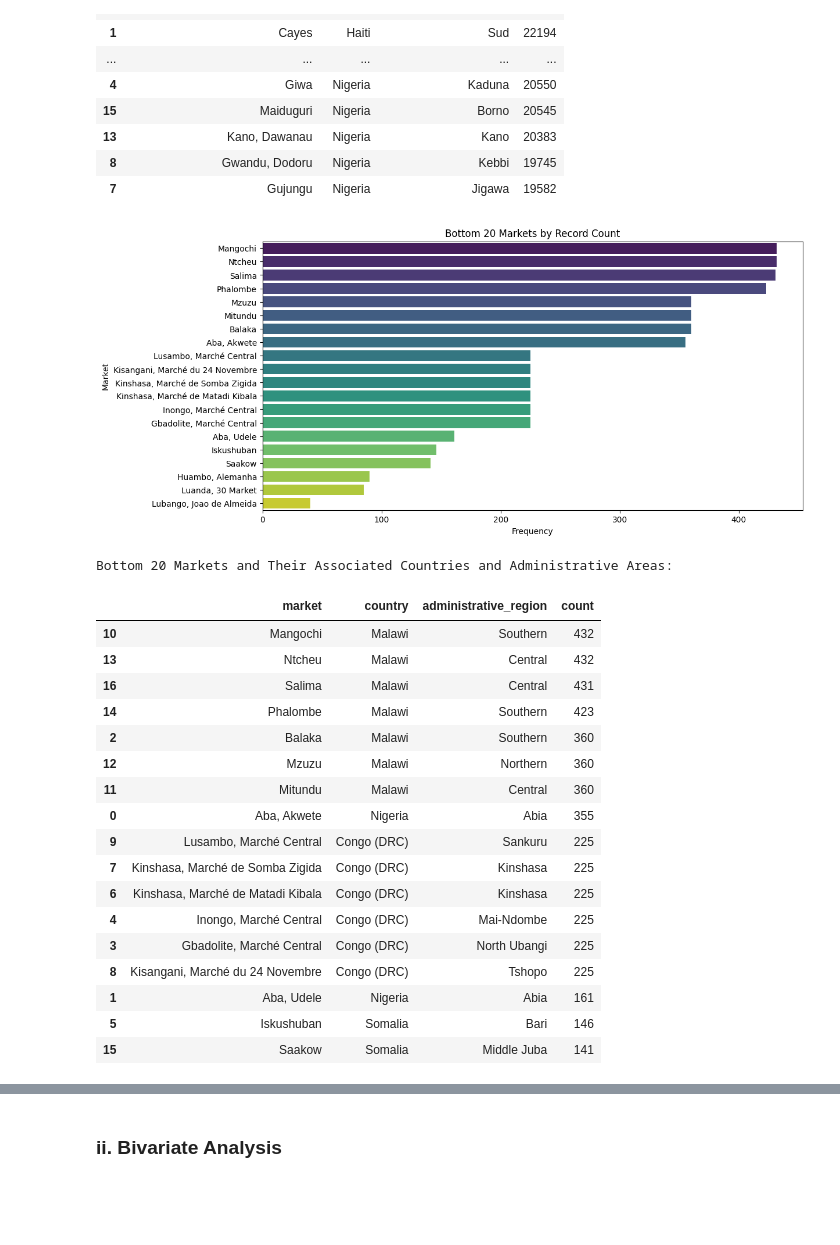
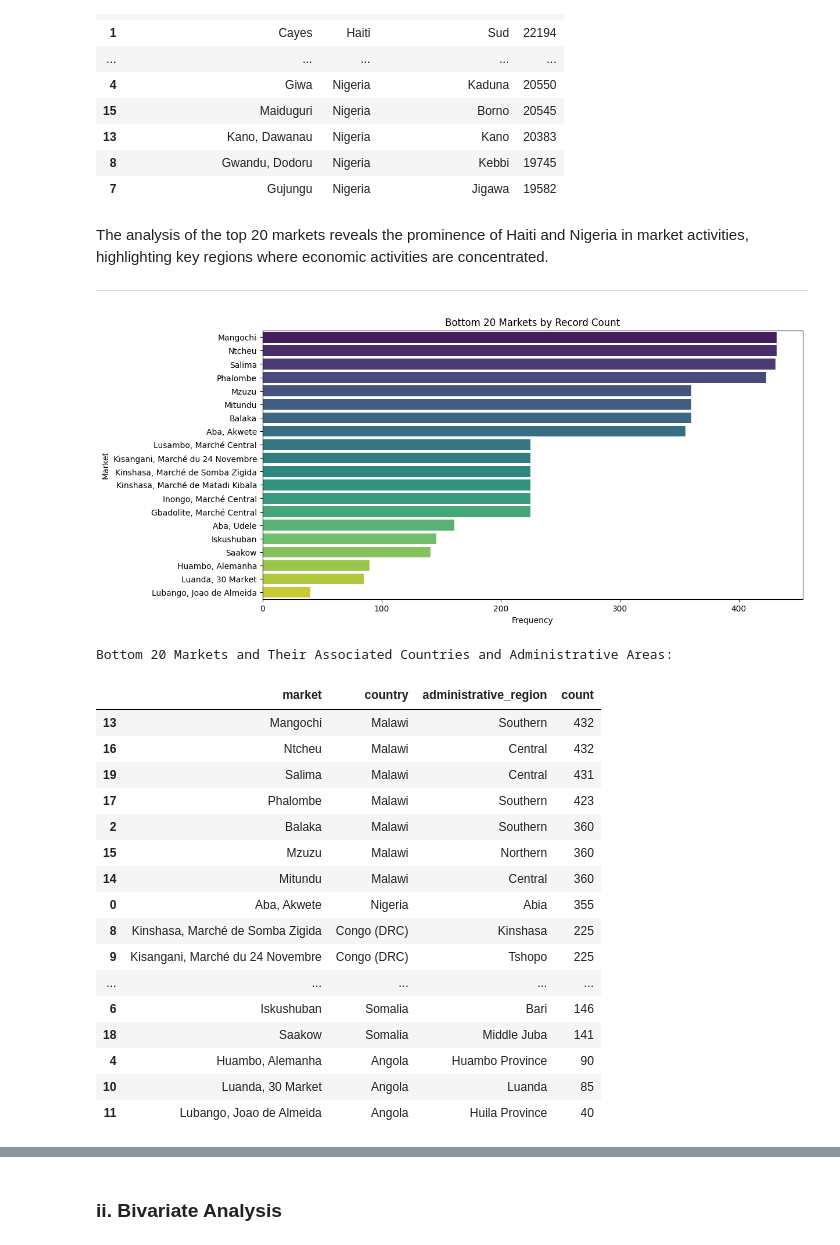
Before and after one commit to rasmodev/Staple-Food-and-Fuel-Price-Prediction-in-Africa, a Jupyter notebook: Staple_Food_Price_Prediction.ipynb, the cells around one changed output, grey strips where cells are left out. Cells and saved outputs as stored; diff of their text form; code cells hidden in the pictures; blank space fills up the shorter version.

```diff
--- a/Staple_Food_Price_Prediction.ipynb
+++ b/Staple_Food_Price_Prediction.ipynb
@@ -1246,7 +1255,7 @@ Name: country, dtype: int64
 #### c. Distribution of the 'Market' variable:
 # %%
 # Count the number of records for each market
-market_counts = df['market'].value_counts()
+market_counts = eda_df['market'].value_counts()
 
 # Top 20 markets
 top_20_markets = market_counts.head(20)
@@ -1255,14 +1264,14 @@ top_20_markets = market_counts.head(20)
 bottom_20_markets = market_counts.tail(20)
 
 # Identify the countries and administrative areas for top 20 markets
-top_20_info = df[df['market'].isin(top_20_markets.index)].groupby(['market', 'country', 'administrative_region']).size().reset_index(name='count')
+top_20_info = eda_df[eda_df['market'].isin(top_20_markets.index)].groupby(['market', 'country', 'administrative_region']).size().reset_index(name='count')
 
 # Identify the countries and administrative areas for bottom 10 markets
-bottom_20_info = df[df['market'].isin(bottom_20_markets.index)].groupby(['market', 'country', 'administrative_region']).size().reset_index(name='count')
+bottom_20_info = eda_df[eda_df['market'].isin(bottom_20_markets.index)].groupby(['market', 'country', 'administrative_region']).size().reset_index(name='count')
 
 # Plotting the Top 20 Markets
 plt.figure(figsize=(12, 6))
-sns.countplot(y=df[df['market'].isin(top_20_markets.index)]['market'],
+sns.countplot(y=eda_df[eda_df['market'].isin(top_20_markets.index)]['market'],
               order=top_20_markets.index,
               palette='viridis')
 plt.title('Top 20 Markets by Record Count')
@@ -1293,38 +1302,41 @@ Top 20 Markets and Their Associated Countries and Administrative Areas:
 | 13 | Kano, Dawanau | Nigeria | Kano | 20383 |
 | 8 | Gwandu, Dodoru | Nigeria | Kebbi | 19745 |
 | 7 | Gujungu | Nigeria | Jigawa | 19582 |
+# %% [markdown]
+The analysis of the top 20 markets reveals the prominence of Haiti and Nigeria in market activities, highlighting key regions where economic activities are concentrated.
+
+---
 # %%
 # Plotting the Bottom 20 Markets
 plt.figure(figsize=(12, 6))
-sns.countplot(y=df[df['market'].isin(bottom_20_markets.index)]['market'],
+sns.countplot(y=eda_df[eda_df['market'].isin(bottom_20_markets.index)]['market'],
               order=bottom_20_markets.index,
               palette='viridis')
 plt.title('Bottom 20 Markets by Record Count')
 plt.xlabel('Frequency')
 plt.ylabel('Market')
 plt.show()
 
-# Print the country and administrative area details for the Bottom 10 Markets
+# Print the country and administrative area details for the Bottom 20 Markets
 print("Bottom 20 Markets and Their Associated Countries and Administrative Areas:")
 bottom_20_info.sort_values(by='count', ascending=False)
 # %% [output]
 [figure]
 Bottom 20 Markets and Their Associated Countries and Administrative Areas:
 |  | market | country | administrative_region | count |
-| 10 | Mangochi | Malawi | Southern | 432 |
-| 13 | Ntcheu | Malawi | Central | 432 |
-| 16 | Salima | Malawi | Central | 431 |
-| 14 | Phalombe | Malawi | Southern | 423 |
+| 13 | Mangochi | Malawi | Southern | 432 |
+| 16 | Ntcheu | Malawi | Central | 432 |
+| 19 | Salima | Malawi | Central | 431 |
+| 17 | Phalombe | Malawi | Southern | 423 |
 | 2 | Balaka | Malawi | Southern | 360 |
-| 12 | Mzuzu | Malawi | Northern | 360 |
-| 11 | Mitundu | Malawi | Central | 360 |
+| 15 | Mzuzu | Malawi | Northern | 360 |
+| 14 | Mitundu | Malawi | Central | 360 |
 | 0 | Aba, Akwete | Nigeria | Abia | 355 |
-| 9 | Lusambo, Marché Central | Congo (DRC) | Sankuru | 225 |
-| 7 | Kinshasa, Marché de Somba Zigida | Congo (DRC) | Kinshasa | 225 |
-| 6 | Kinshasa, Marché de Matadi Kibala | Congo (DRC) | Kinshasa | 225 |
-| 4 | Inongo, Marché Central | Congo (DRC) | Mai-Ndombe | 225 |
-| 3 | Gbadolite, Marché Central | Congo (DRC) | North Ubangi | 225 |
-| 8 | Kisangani, Marché du 24 Novembre | Congo (DRC) | Tshopo | 225 |
-| 1 | Aba, Udele | Nigeria | Abia | 161 |
-| 5 | Iskushuban | Somalia | Bari | 146 |
-| 15 | Saakow | Somalia | Middle Juba | 141 |
+| 8 | Kinshasa, Marché de Somba Zigida | Congo (DRC) | Kinshasa | 225 |
+| 9 | Kisangani, Marché du 24 Novembre | Congo (DRC) | Tshopo | 225 |
+| ... | ... | ... | ... | ... |
+| 6 | Iskushuban | Somalia | Bari | 146 |
+| 18 | Saakow | Somalia | Middle Juba | 141 |
+| 4 | Huambo, Alemanha | Angola | Huambo Province | 90 |
+| 10 | Luanda, 30 Market | Angola | Luanda | 85 |
+| 11 | Lubango, Joao de Almeida | Angola | Huila Province | 40 |
```
Also changed, not shown: parts of 47 cells of this notebook.
